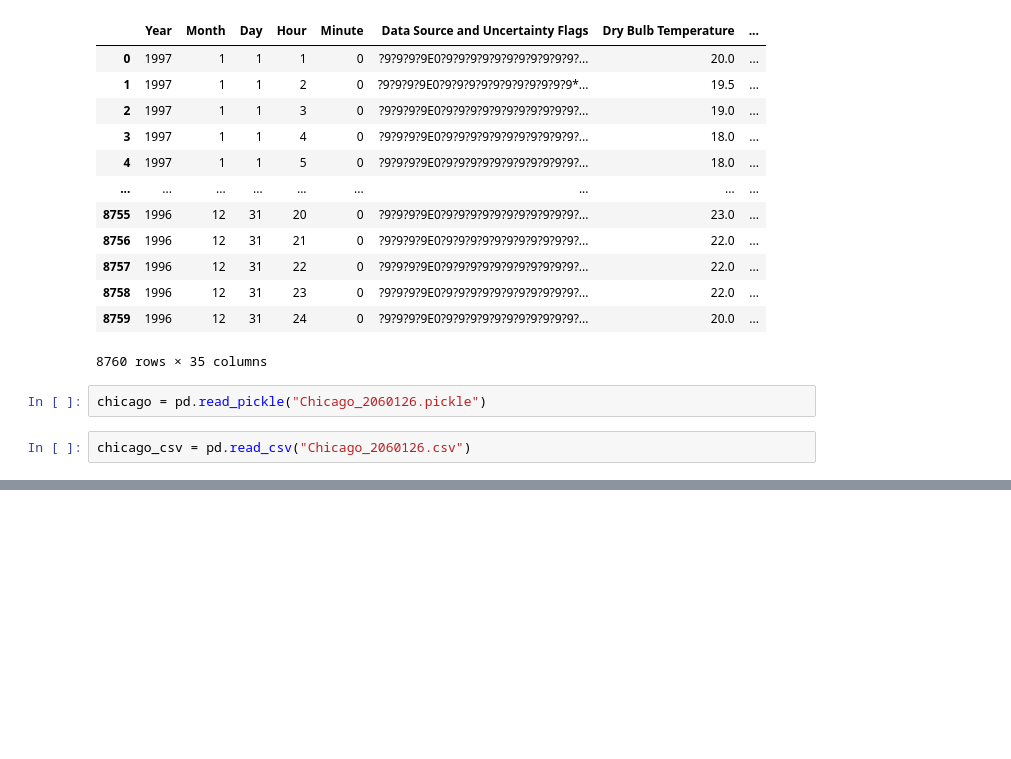
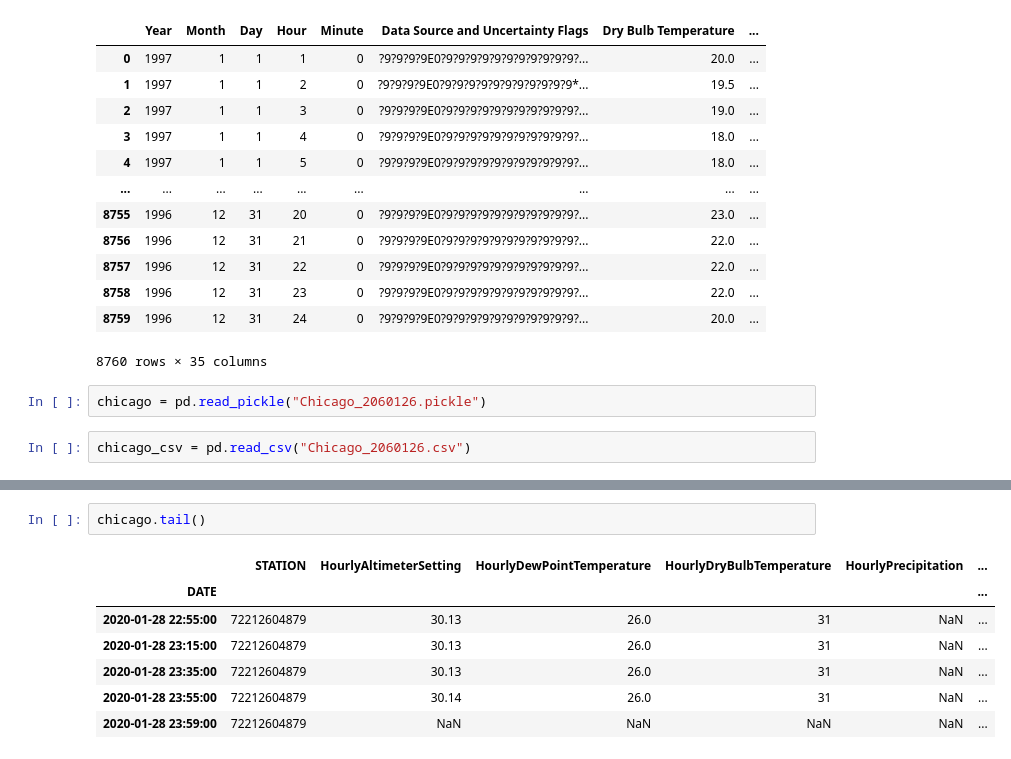
Before and after one commit to dshen109/epw, a Jupyter notebook: scripts/chicago.ipynb, the cells around one changed output, grey strips where cells are left out. Cells and saved outputs as stored; diff of their text form; blank space fills up the shorter version.

```diff
--- a/scripts/chicago.ipynb
+++ b/scripts/chicago.ipynb
@@ -153,0 +133,10 @@ EPW_REQUIRED
+# %%
+chicago.tail()
+# %% [output]
+|  | STATION | HourlyAltimeterSetting | HourlyDewPointTemperature | HourlyDryBulbTemperature | HourlyPrecipitation | ... |
+| DATE |  |  |  |  |  | ... |
+| 2020-01-28 22:55:00 | 72212604879 | 30.13 | 26.0 | 31 | NaN | ... |
+| 2020-01-28 23:15:00 | 72212604879 | 30.13 | 26.0 | 31 | NaN | ... |
+| 2020-01-28 23:35:00 | 72212604879 | 30.13 | 26.0 | 31 | NaN | ... |
+| 2020-01-28 23:55:00 | 72212604879 | 30.14 | 26.0 | 31 | NaN | ... |
+| 2020-01-28 23:59:00 | 72212604879 | NaN | NaN | NaN | NaN | ... |
```
Also changed, not shown: parts of 5 cells of this notebook, 15 other files.
